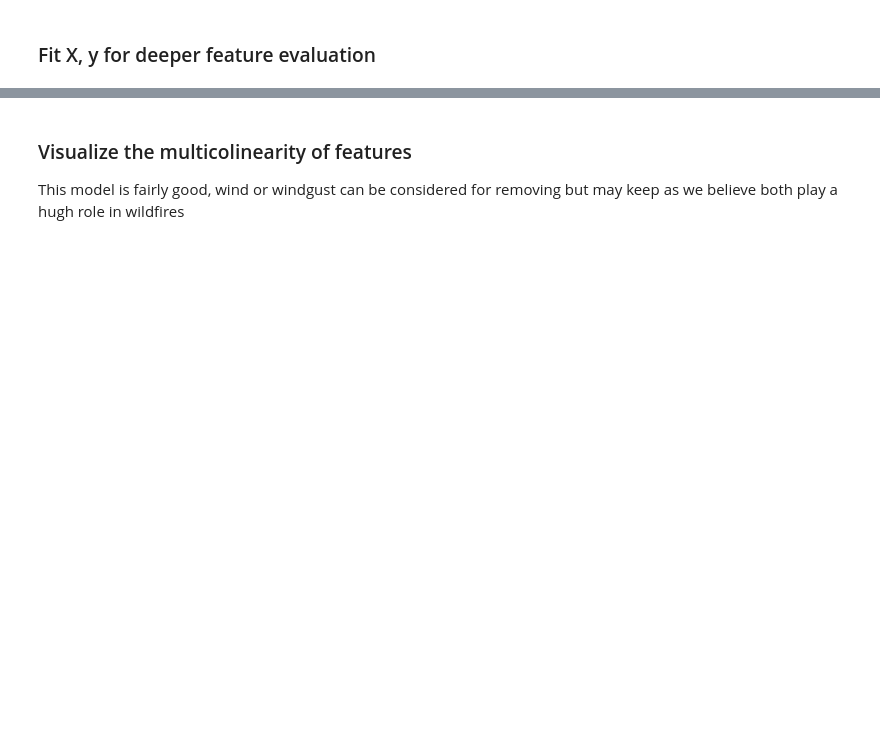
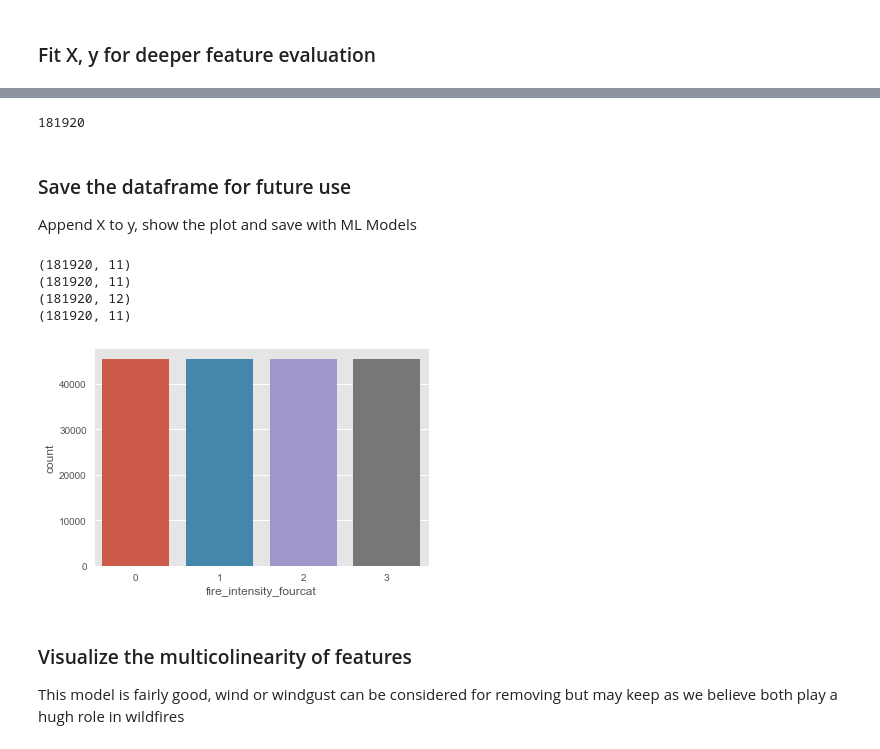
Before and after one commit to NahidGithub/Predicting-Wildfires, a Jupyter notebook: notebooks/Initial_Feature_And_Model_Evaluation.ipynb, the cells around one changed output, grey strips where cells are left out. Cells and saved outputs as stored; diff of their text form; code cells hidden in the pictures; blank space fills up the shorter version.

```diff
--- a/notebooks/Initial_Feature_And_Model_Evaluation.ipynb
+++ b/notebooks/Initial_Feature_And_Model_Evaluation.ipynb
@@ -202,0 +190,21 @@ print(X.shape)
+# %%
+print(y.size)
+# %% [output]
+181920
+# %% [markdown]
+### Save the dataframe for future use
+Append X to y, show the plot and save with ML Models
+# %%
+df_combine = X.copy()
+
+df_combine.insert(11, "fire_intensity_fourcat", y)
+# %% [output]
+(181920, 11)
+(181920, 11)
+(181920, 12)
+(181920, 11)
+# %%
+sns.countplot(df_combine['fire_intensity_fourcat'],label="Count")
+plt.show()
+# %% [output]
+[figure, added]
```
Also changed, not shown: parts of 18 cells of this notebook.
